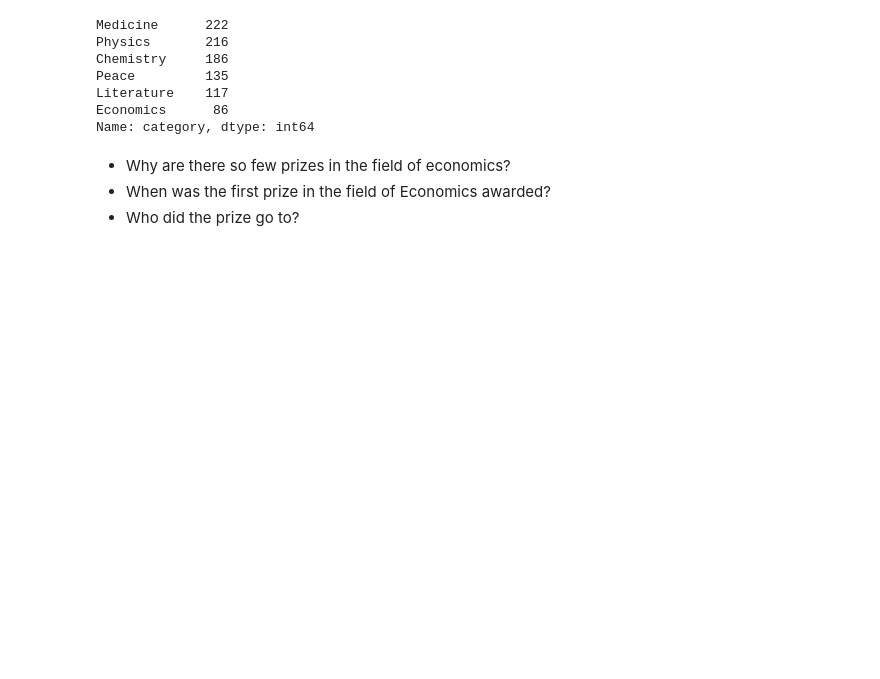
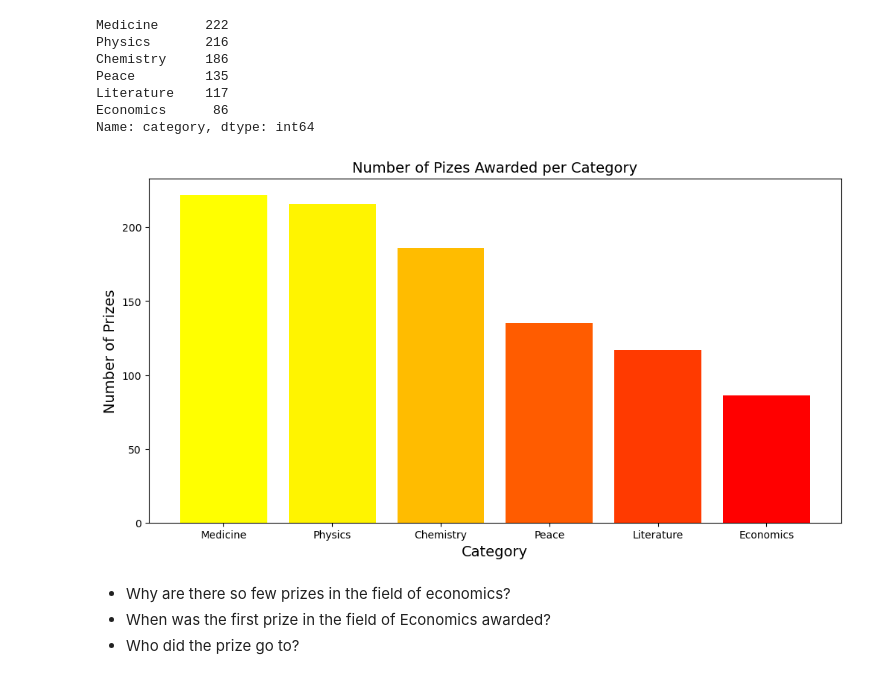
Before and after one commit to Toya-33/Data-Project-Python, a Jupyter notebook: Nobel Prize Analysis/Nobel_Prize_Analysis.ipynb, the cells around one changed output. Saved outputs shown, nothing was run; the diff lists cells and outputs as text; code cells hidden in the pictures; blank space fills up the shorter version.

Commit message:
update nobel prize

```diff
--- a/Nobel Prize Analysis/Nobel_Prize_Analysis.ipynb
+++ b/Nobel Prize Analysis/Nobel_Prize_Analysis.ipynb
@@ -305,3 +276,19 @@ v_bar.show()
+# %%
+cmap = plt.cm.autumn
+norm = matplotlib.colors.Normalize(vmin=prizes_per_category.values.min(), vmax=prizes_per_category.values.max())
+
+plt.figure(figsize=(12,6), dpi=100)
+plt.title("Number of Pizes Awarded per Category", fontsize = 14)
+plt.xlabel("Category", fontsize = 14)
+plt.ylabel("Number of Prizes", fontsize = 14)
+plt.bar(
+    prizes_per_category.index,
+    prizes_per_category.values,
+    color=cmap(norm(prizes_per_category.values))
+)
+plt.show()
+# %% [output]
+[figure, added]
 # %% [markdown]
 * Why are there so few prizes in the field of economics?
 * When was the first prize in the field of Economics awarded?
```
Also changed, not shown: parts of 19 cells of this notebook.
